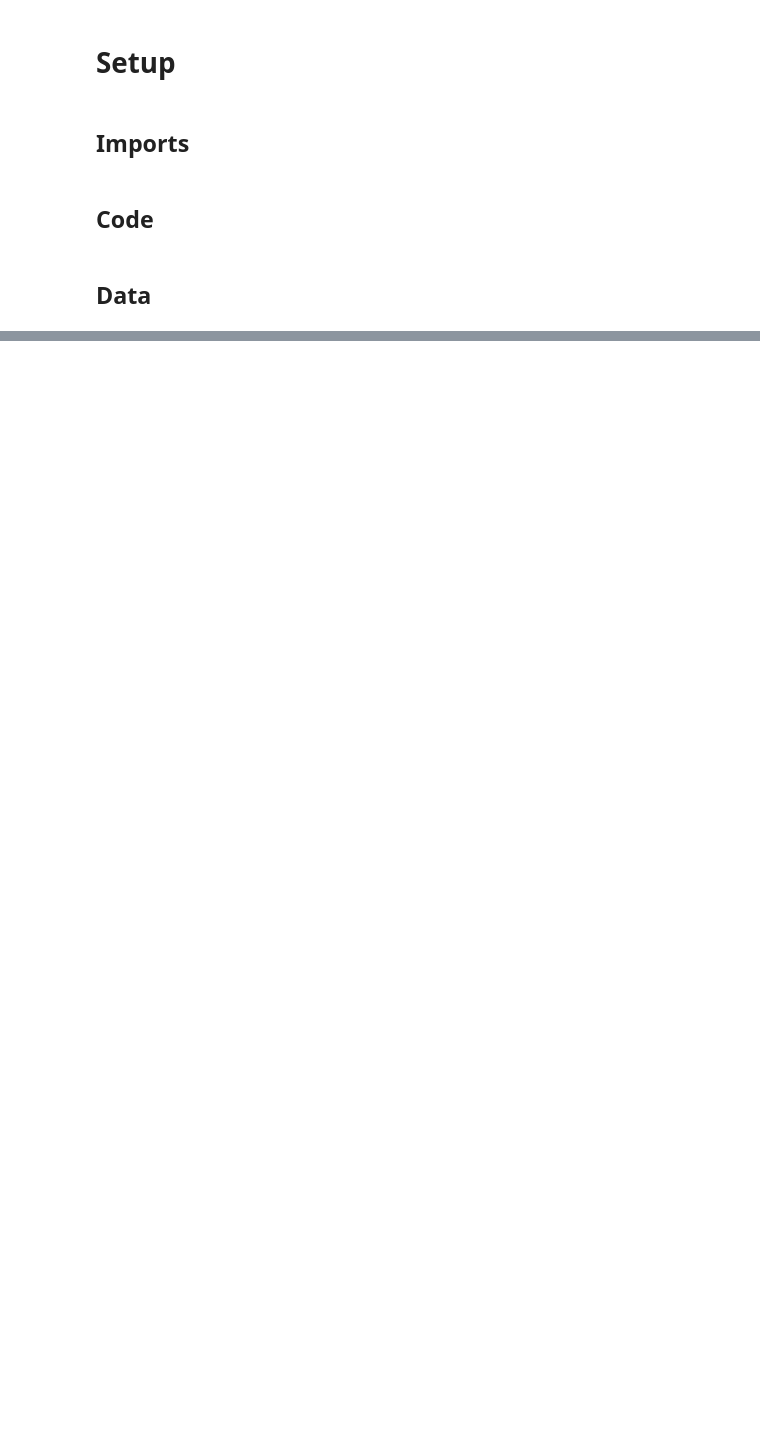
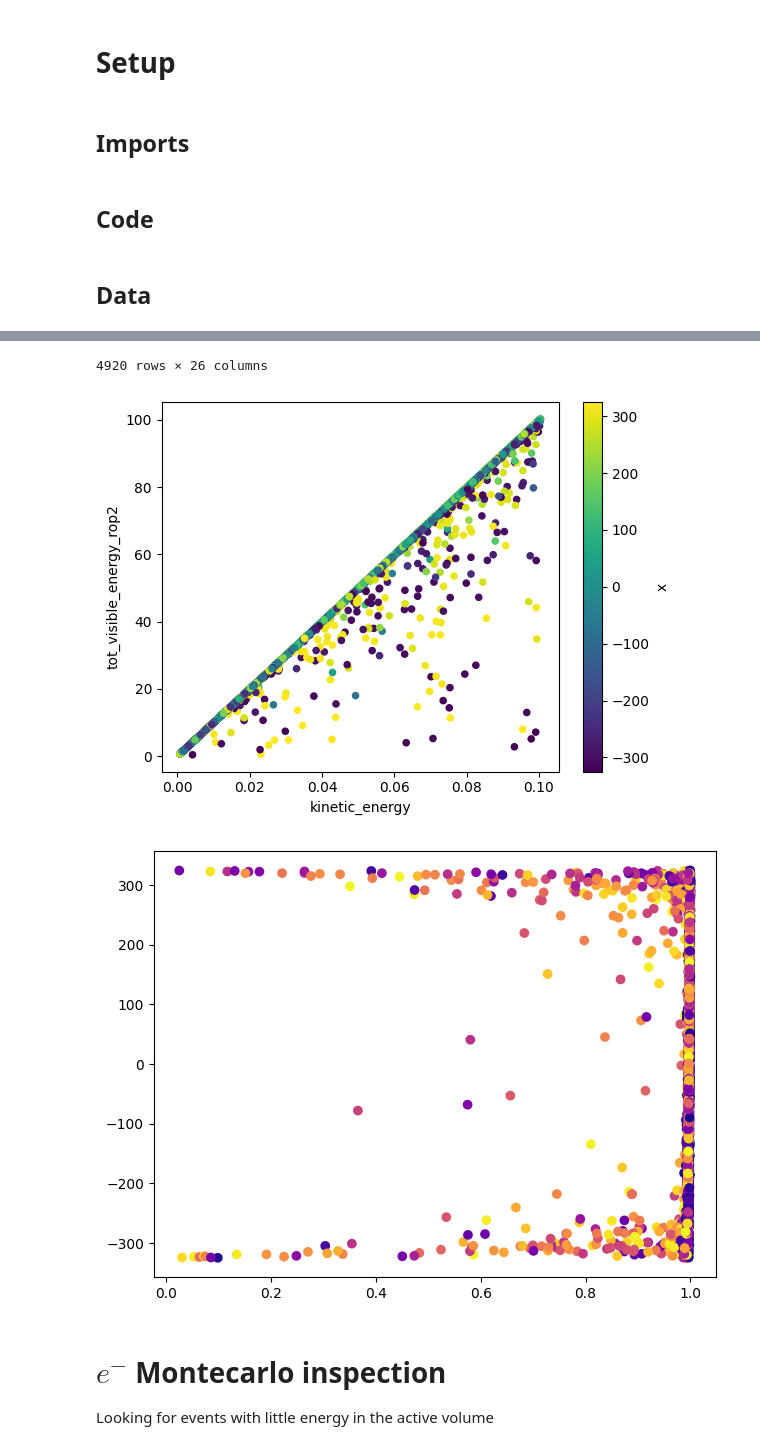
Before and after one commit to alessandrothea/tpvalidator, a Jupyter notebook: notebooks/mcprod/TAFinderDev.ipynb, the cells around one changed output, grey strips where cells are left out. Drawn from its saved outputs; the diff is of its cells as text; code cells hidden in the pictures; blank space fills up the shorter version.

Commit message:
Working on ta finder

```diff
--- a/notebooks/mcprod/TAFinderDev.ipynb
+++ b/notebooks/mcprod/TAFinderDev.ipynb
@@ -709,0 +28,6 @@ fig.tight_layout()
+# %%
+from tpvalidator.workspace2g import TriggerAnalysisWorkspace
+
+
+with temporary_log_level(TriggerAnalysisWorkspace._log, logging.INFO):
+    aws = TriggerAnalysisWorkspace('../../e-minus.root', base_folder='taFinder')
@@ -709,0 +41,12 @@ fig.tight_layout()
+# %%
+k = aws.event_summary.set_index('event_uid').drop(columns=['event', 'run', 'subrun']).join(aws.mctruths.set_index('event_uid'))
+display(k)
+k.plot.scatter(x='kinetic_energy', y='tot_visible_energy_rop2', c='x')
+ev_sel = ((k['tot_visible_energy_rop2']/(k['kinetic_energy']*1000))> 0.95)
+
+fig,ax=plt.subplots(1,1)
+
+ax.scatter(x=(k['tot_visible_energy_rop2']/(k['kinetic_energy']*1000)), y=k.x, c=k['kinetic_energy'], cmap='plasma')
+
+fig.tight_layout()
+# %% [output]
@@ -709,0 +66,7 @@ fig.tight_layout()
+4920 rows × 26 columns
+[figure, added]
+[figure, added]
+# %% [markdown]
+# $e^{-}$ Montecarlo inspection
+
+Looking for events with little energy in the active volume
```
Also changed, not shown: parts of 55 cells of this notebook, 18 other files.
